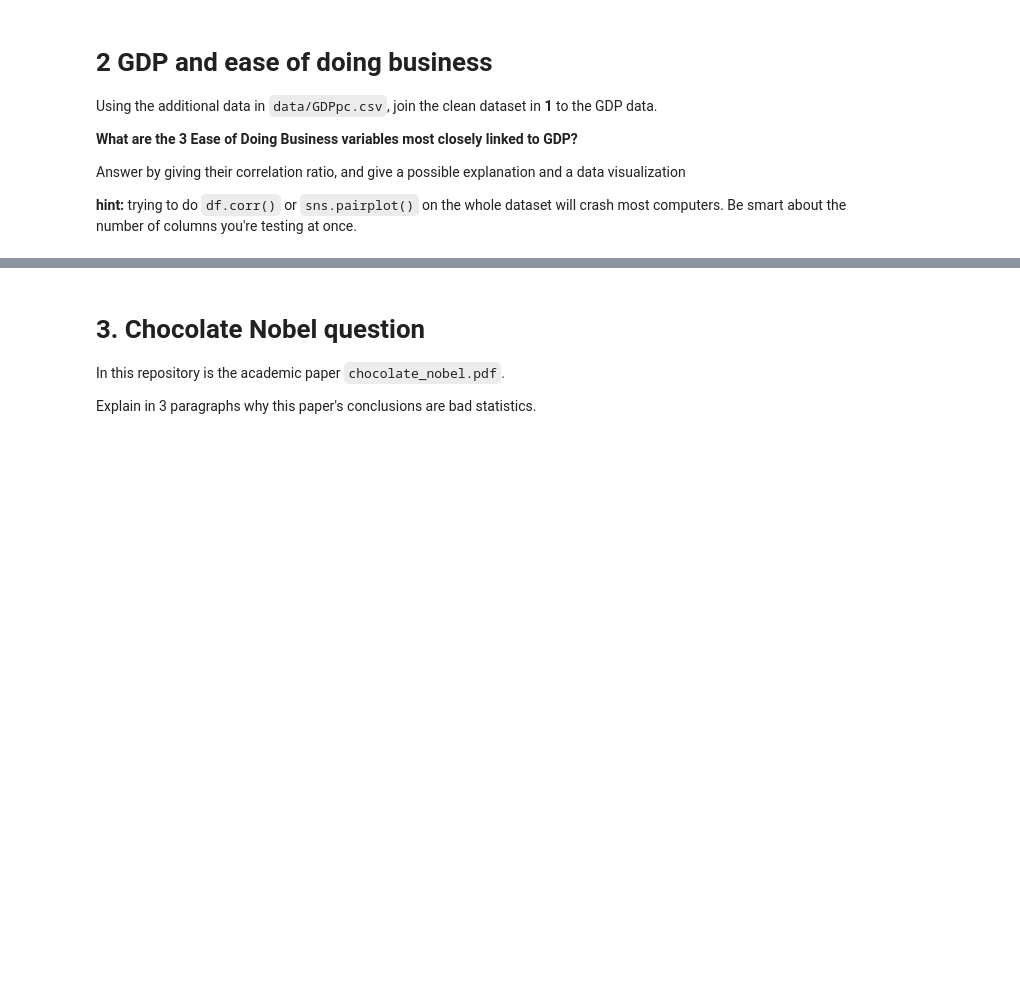
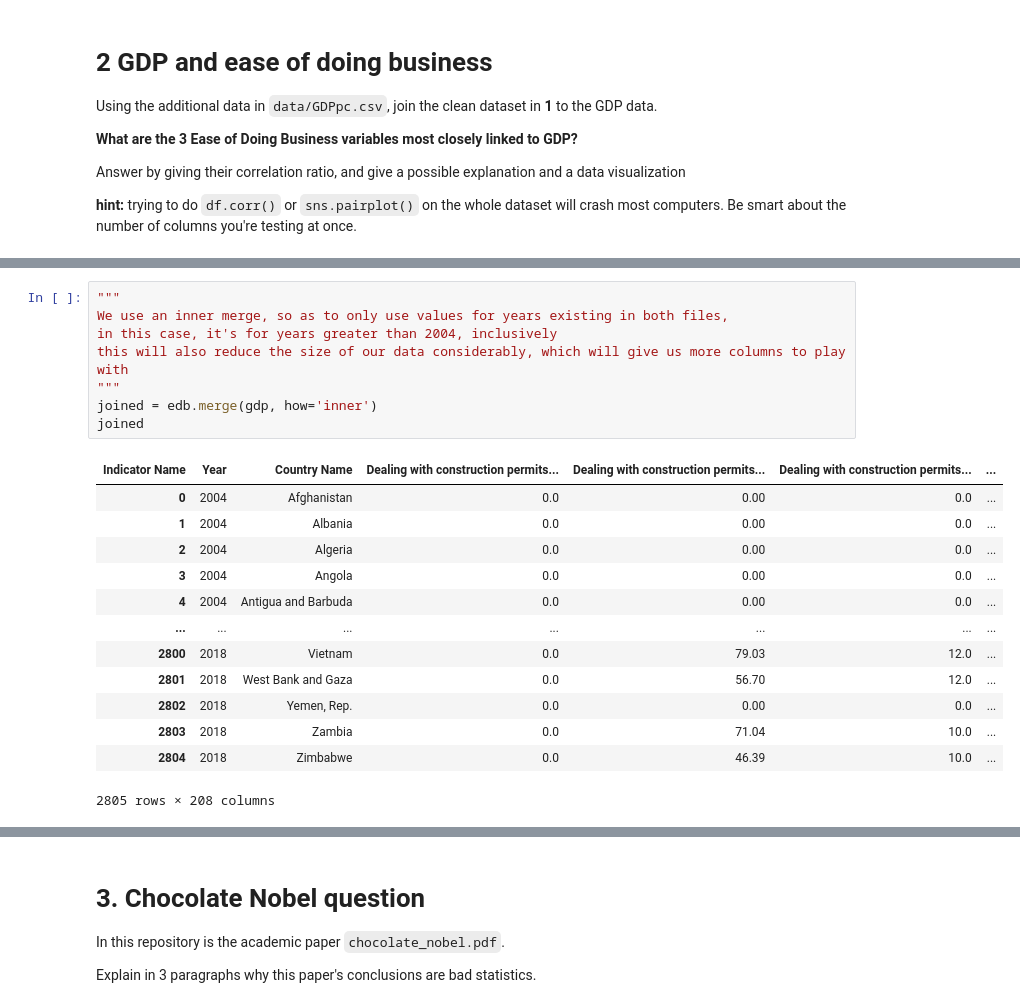
Before and after one commit to cb-ds-1/m2-5-storytelling, a Jupyter notebook: Workshop.ipynb, the cells around one changed output, grey strips where cells are left out. Drawn from its saved outputs; the diff is of its cells as text; blank space fills up the shorter version.

```diff
--- a/Workshop.ipynb
+++ b/Workshop.ipynb
@@ -41,0 +78,22 @@ Answer by giving their correlation ratio, and give a possible explanation and a
+# %%
+"""
+We use an inner merge, so as to only use values for years existing in both files,
+in this case, it's for years greater than 2004, inclusively
+this will also reduce the size of our data considerably, which will give us more columns to play with
+"""
+joined = edb.merge(gdp, how='inner')
+joined
+# %% [output]
+| Indicator Name | Year | Country Name | Dealing with construction permits... | Dealing with construction permits... | Dealing with construction permits... | ... |
+| 0 | 2004 | Afghanistan | 0.0 | 0.00 | 0.0 | ... |
+| 1 | 2004 | Albania | 0.0 | 0.00 | 0.0 | ... |
+| 2 | 2004 | Algeria | 0.0 | 0.00 | 0.0 | ... |
+| 3 | 2004 | Angola | 0.0 | 0.00 | 0.0 | ... |
+| 4 | 2004 | Antigua and Barbuda | 0.0 | 0.00 | 0.0 | ... |
+| ... | ... | ... | ... | ... | ... | ... |
+| 2800 | 2018 | Vietnam | 0.0 | 79.03 | 12.0 | ... |
+| 2801 | 2018 | West Bank and Gaza | 0.0 | 56.70 | 12.0 | ... |
+| 2802 | 2018 | Yemen, Rep. | 0.0 | 0.00 | 0.0 | ... |
+| 2803 | 2018 | Zambia | 0.0 | 71.04 | 10.0 | ... |
+| 2804 | 2018 | Zimbabwe | 0.0 | 46.39 | 10.0 | ... |
+2805 rows × 208 columns
```
Also changed, not shown: parts of 7 cells of this notebook, 2 other files.
